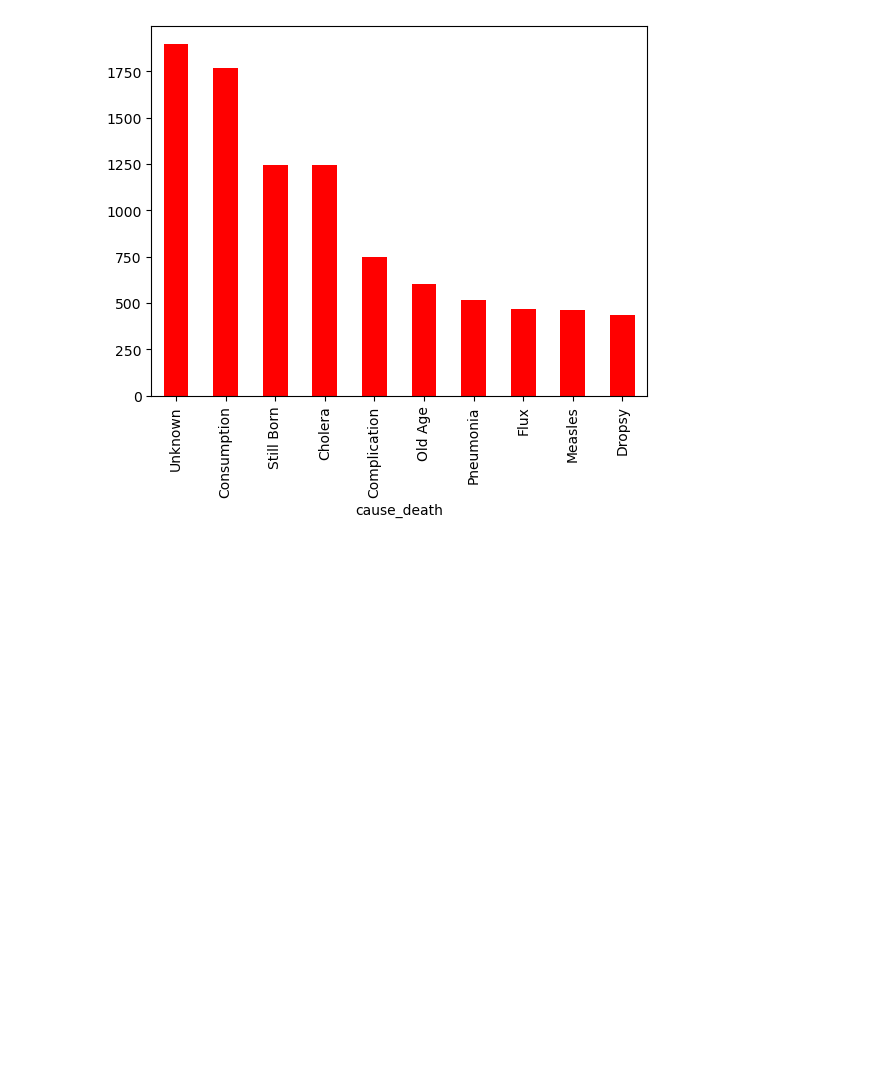
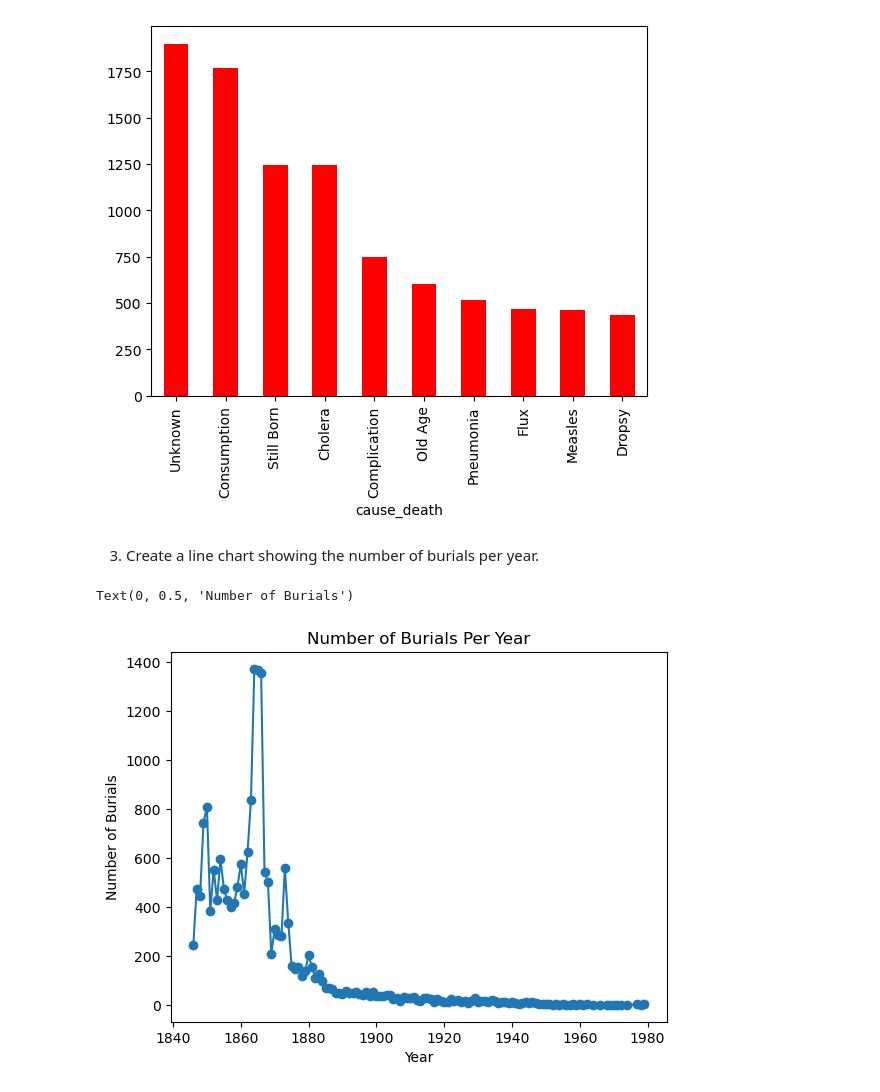
Before and after one commit to NSS-Data-Analytics-Cohort-10/advanced-pandas-seanmalley1, a Jupyter notebook: notebook/advanced_panda.ipynb, the cells around one changed output. Drawn from its saved outputs; the diff is of its cells as text; code cells hidden in the pictures; blank space fills up the shorter version.

```diff
--- a/notebook/advanced_panda.ipynb
+++ b/notebook/advanced_panda.ipynb
@@ -188,3 +188,17 @@ top10_cause_death.plot(kind='bar', color='red')
 # %% [output]
 <Axes: xlabel='cause_death'>
 [figure]
+# %% [markdown]
+3. Create a line chart showing the number of burials per year.
+# %%
+#df.head()
+# group burials per year and make a dataframe for it
+burials_per_year = df.groupby('Burial Year').size()
+#Making the line graph
+burials_per_year.plot(kind='line', marker='o')
+plt.title('Number of Burials Per Year')
+plt.xlabel('Year')
+plt.ylabel('Number of Burials')
+# %% [output]
+Text(0, 0.5, 'Number of Burials')
+[figure, added]
```
Also changed, not shown: parts of 2 cells of this notebook.
